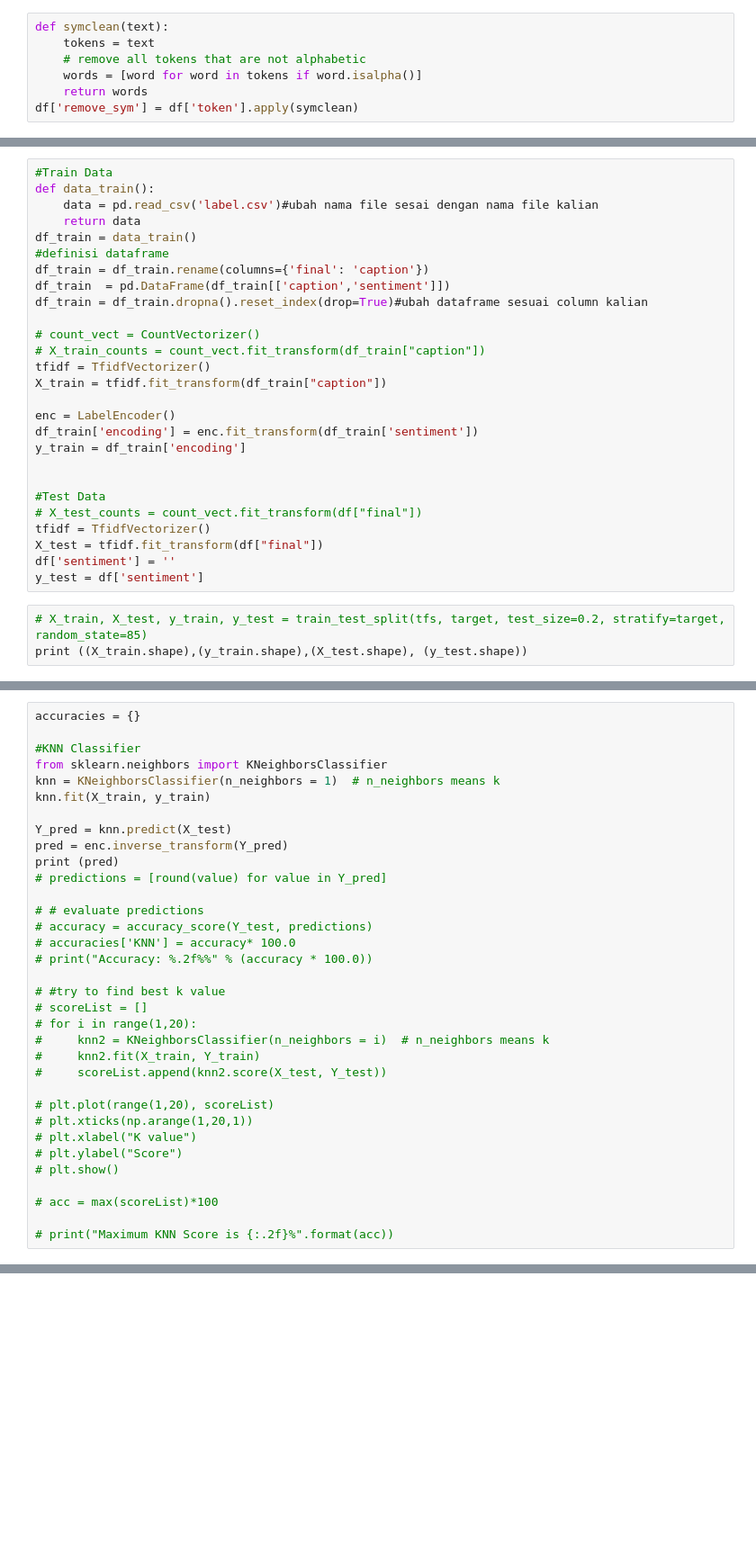
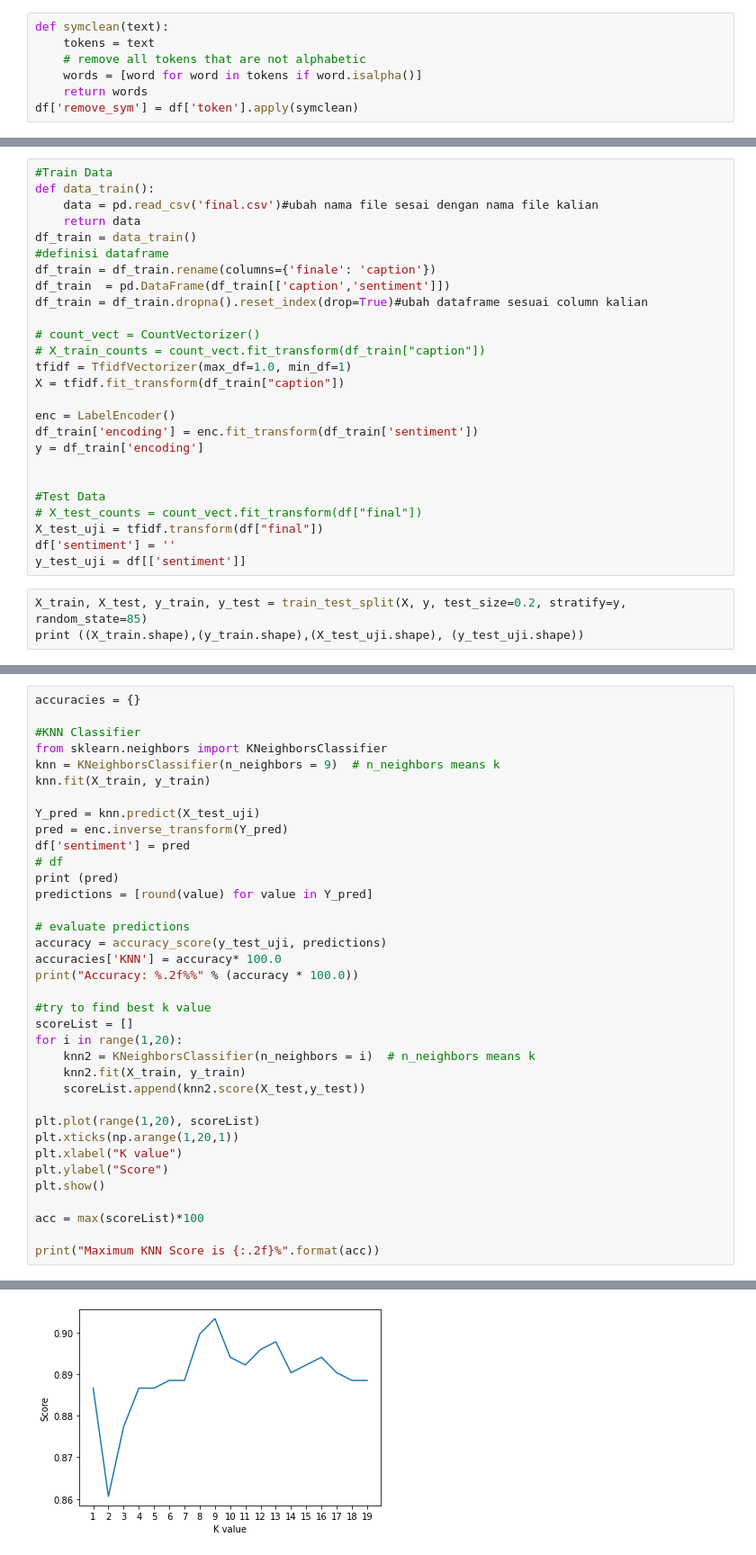
Before and after one commit to Shortfire13/Analytic-KNN, a Jupyter notebook: Final.ipynb, the cells around one changed output, grey strips where cells are left out. Shown at 90% size. Cells and saved outputs as stored; diff of their text form; blank space fills up the shorter version.

```diff
--- a/Final.ipynb
+++ b/Final.ipynb
@@ -217,30 +302,29 @@ df[["final", "TF", "IDF", "TFIDF"]]
 # %%
 #Train Data
 def data_train():
-    data = pd.read_csv('label.csv')#ubah nama file sesai dengan nama file kalian
+    data = pd.read_csv('final.csv')#ubah nama file sesai dengan nama file kalian
     return data
 df_train = data_train()
 #definisi dataframe
-df_train = df_train.rename(columns={'final': 'caption'})
+df_train = df_train.rename(columns={'finale': 'caption'})
 df_train  = pd.DataFrame(df_train[['caption','sentiment']])
 df_train = df_train.dropna().reset_index(drop=True)#ubah dataframe sesuai column kalian
 
 # count_vect = CountVectorizer()
 # X_train_counts = count_vect.fit_transform(df_train["caption"])
-tfidf = TfidfVectorizer()
-X_train = tfidf.fit_transform(df_train["caption"])
+tfidf = TfidfVectorizer(max_df=1.0, min_df=1)
+X = tfidf.fit_transform(df_train["caption"])
 
 enc = LabelEncoder()
 df_train['encoding'] = enc.fit_transform(df_train['sentiment'])
-y_train = df_train['encoding']
+y = df_train['encoding']
 
 
 #Test Data
 # X_test_counts = count_vect.fit_transform(df["final"])
-tfidf = TfidfVectorizer()
-X_test = tfidf.fit_transform(df["final"])
+X_test_uji = tfidf.transform(df["final"])
 df['sentiment'] = ''
-y_test = df['sentiment']
+y_test_uji = df[['sentiment']]
 # %%
-# X_train, X_test, y_train, y_test = train_test_split(tfs, target, test_size=0.2, stratify=target, random_state=85)
-print ((X_train.shape),(y_train.shape),(X_test.shape), (y_test.shape))
+X_train, X_test, y_train, y_test = train_test_split(X, y, test_size=0.2, stratify=y, random_state=85)
+print ((X_train.shape),(y_train.shape),(X_test_uji.shape), (y_test_uji.shape))
@@ -249,32 +335,35 @@ accuracies = {}
 
 #KNN Classifier
 from sklearn.neighbors import KNeighborsClassifier
-knn = KNeighborsClassifier(n_neighbors = 1)  # n_neighbors means k
+knn = KNeighborsClassifier(n_neighbors = 9)  # n_neighbors means k
 knn.fit(X_train, y_train)
 
-Y_pred = knn.predict(X_test)
+Y_pred = knn.predict(X_test_uji)
 pred = enc.inverse_transform(Y_pred)
+df['sentiment'] = pred
+# df
 print (pred)
-# predictions = [round(value) for value in Y_pred]
+predictions = [round(value) for value in Y_pred]
 
-# # evaluate predictions
-# accuracy = accuracy_score(Y_test, predictions)
-# accuracies['KNN'] = accuracy* 100.0
-# print("Accuracy: %.2f%%" % (accuracy * 100.0))
+# evaluate predictions
+accuracy = accuracy_score(y_test_uji, predictions)
+accuracies['KNN'] = accuracy* 100.0
+print("Accuracy: %.2f%%" % (accuracy * 100.0))
 
-# #try to find best k value
-# scoreList = []
-# for i in range(1,20):
-#     knn2 = KNeighborsClassifier(n_neighbors = i)  # n_neighbors means k
-#     knn2.fit(X_train, Y_train)
-#     scoreList.append(knn2.score(X_test, Y_test))
+#try to find best k value
+scoreList = []
+for i in range(1,20):
+    knn2 = KNeighborsClassifier(n_neighbors = i)  # n_neighbors means k
+    knn2.fit(X_train, y_train)
+    scoreList.append(knn2.score(X_test,y_test))
 
-# plt.plot(range(1,20), scoreList)
-# plt.xticks(np.arange(1,20,1))
-# plt.xlabel("K value")
-# plt.ylabel("Score")
-# plt.show()
+plt.plot(range(1,20), scoreList)
+plt.xticks(np.arange(1,20,1))
+plt.xlabel("K value")
+plt.ylabel("Score")
+plt.show()
 
-# acc = max(scoreList)*100
+acc = max(scoreList)*100
 
-# print("Maximum KNN Score is {:.2f}%".format(acc))
+print("Maximum KNN Score is {:.2f}%".format(acc))
+# %% [output]
@@ -280,0 +387 @@ print (pred)
+[figure, added]
```
Also changed, not shown: parts of 11 cells of this notebook, 1 other file.
